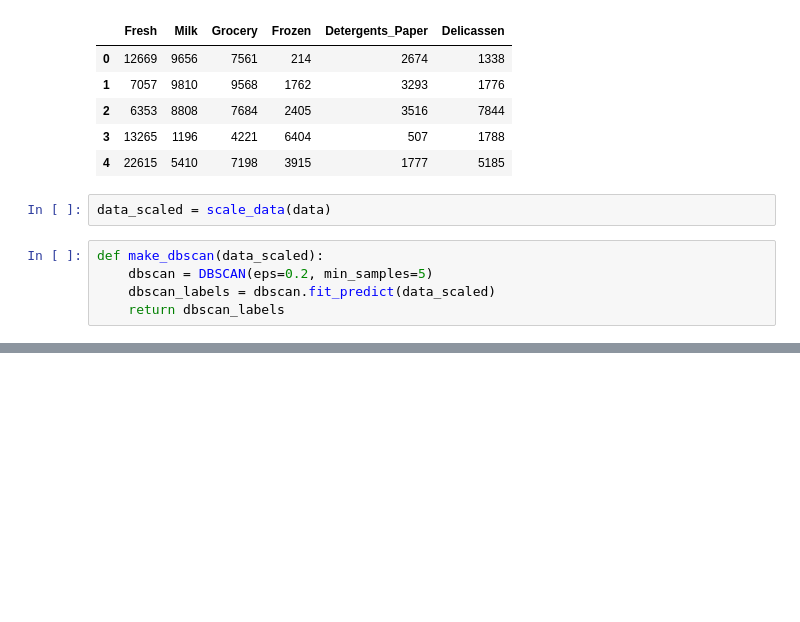
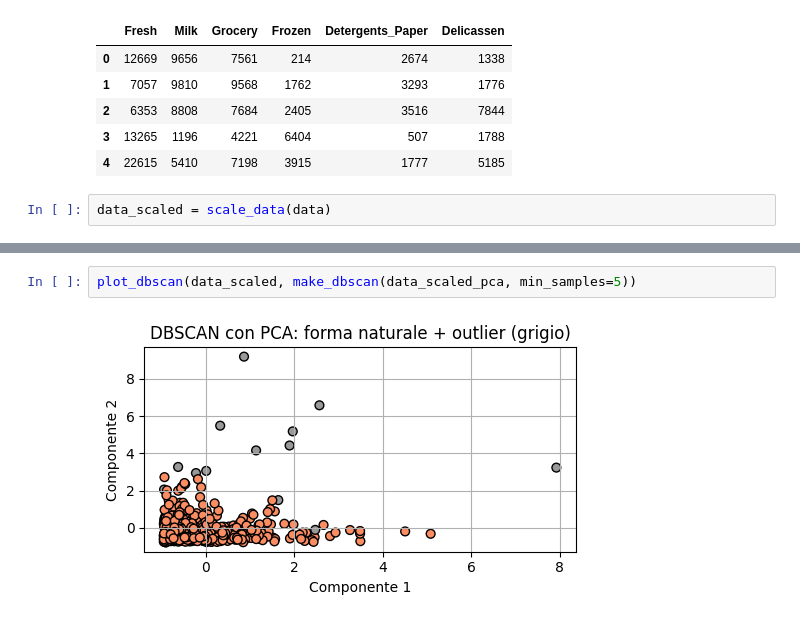
Before and after one commit to lucasangio01/deposito_sangiovanni, a Jupyter notebook: deposito_sangiovanni/notebook2_2.ipynb, the cells around one changed output, grey strips where cells are left out. Drawn from its saved outputs; the diff is of its cells as text; blank space fills up the shorter version.

```diff
--- a/deposito_sangiovanni/notebook2_2.ipynb
+++ b/deposito_sangiovanni/notebook2_2.ipynb
@@ -17,8 +13,3 @@ data.head()
 | 4 | 22615 | 5410 | 7198 | 3915 | 1777 | 5185 |
 # %%
 data_scaled = scale_data(data)
-# %%
-def make_dbscan(data_scaled):
-    dbscan = DBSCAN(eps=0.2, min_samples=5)
-    dbscan_labels = dbscan.fit_predict(data_scaled)
-    return dbscan_labels
@@ -46,0 +27,4 @@ AttributeError: module 'matplotlib.pyplot' has no attribute 'set_title'
+# %%
+plot_dbscan(data_scaled, make_dbscan(data_scaled_pca, min_samples=5))
+# %% [output]
+[figure, added]
```
Also changed, not shown: parts of 7 cells of this notebook.
